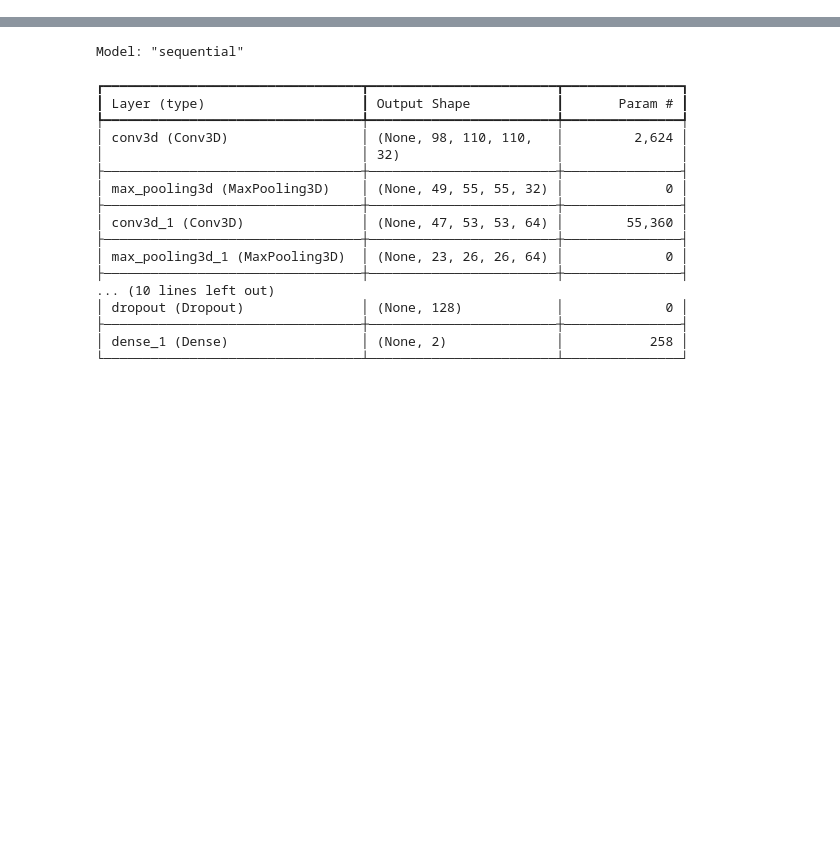
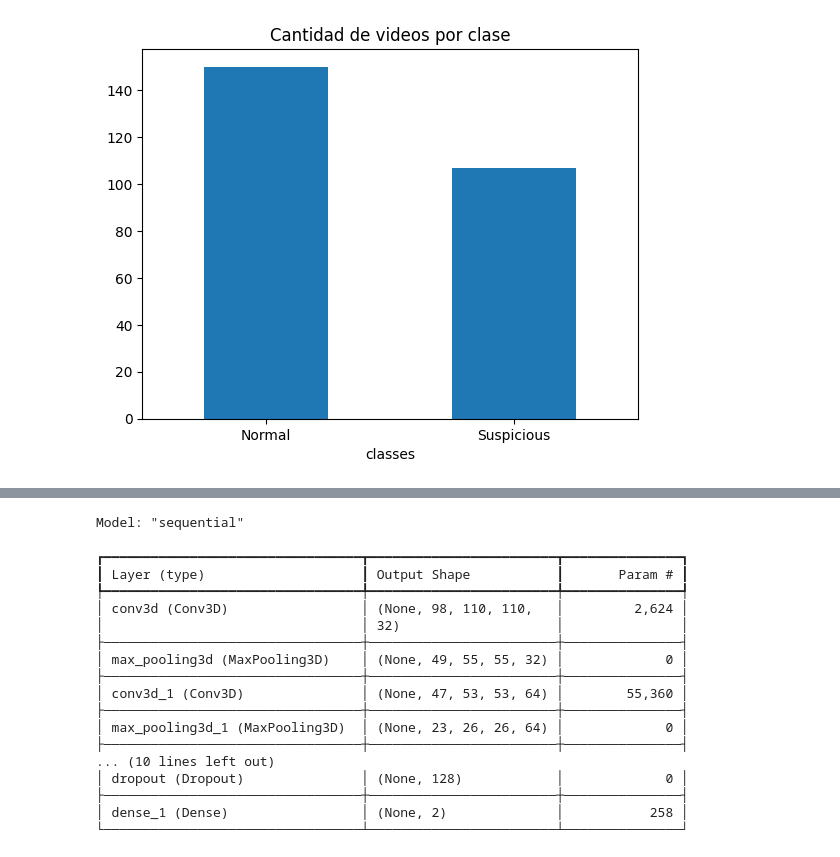
Before and after one commit to valentina0612/AlertGuard, a Jupyter notebook: modeloDeteccion2.ipynb, the cells around one changed output, grey strips where cells are left out. Drawn from its saved outputs; the diff is of its cells as text; code cells hidden in the pictures; blank space fills up the shorter version.

```diff
--- a/modeloDeteccion2.ipynb
+++ b/modeloDeteccion2.ipynb
@@ -81,3 +63,34 @@ df['classes'] = classes
+# %%
+videos = []
+classes = []
+
+path ="../videos"
+normal= os.path.join(path, "normal")
+suspicious = os.path.join(path, "Robbery")
+
+videos = []
+labelsDict = {0: "Normal", 1: "Suspicious"}
+labels = []
+
+for video in os.listdir(normal):
+    videos.append(os.path.join(normal, video))
+    labels.append(0)
+
+for video in os.listdir(suspicious):
+    videos.append(os.path.join(suspicious, video))
+    labels.append(1)
+
+df = pd.DataFrame({"video": videos, "label": labels})
+df['videos'] = videos
+df['classes'] = labels
+# %%
+# Ver cantidad de videos por clase
+df['classes'].value_counts().plot(kind='bar')
+plt.xticks([0, 1], ["Normal", "Suspicious"], rotation=0)
+plt.title("Cantidad de videos por clase")
+plt.show()
+# %% [output]
+[figure, added]
 # %%
 # Parámetros
 IMG_SIZE = 112  # Tamaño del frame
```
Also changed, not shown: parts of 10 cells of this notebook, 1 other file.
